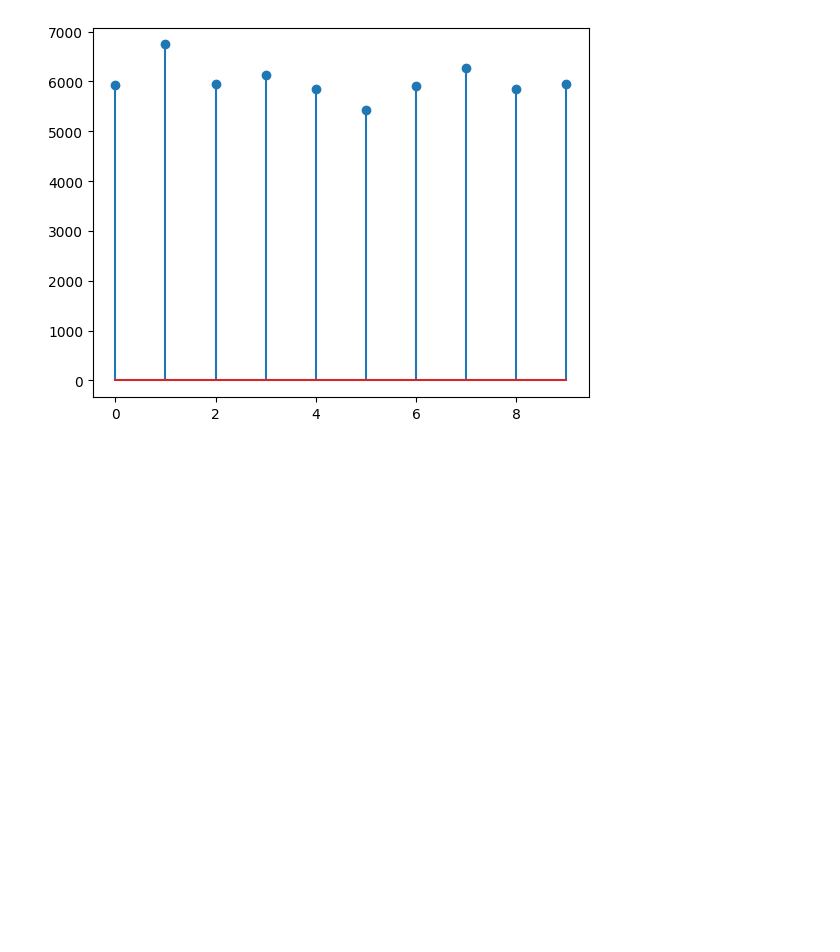
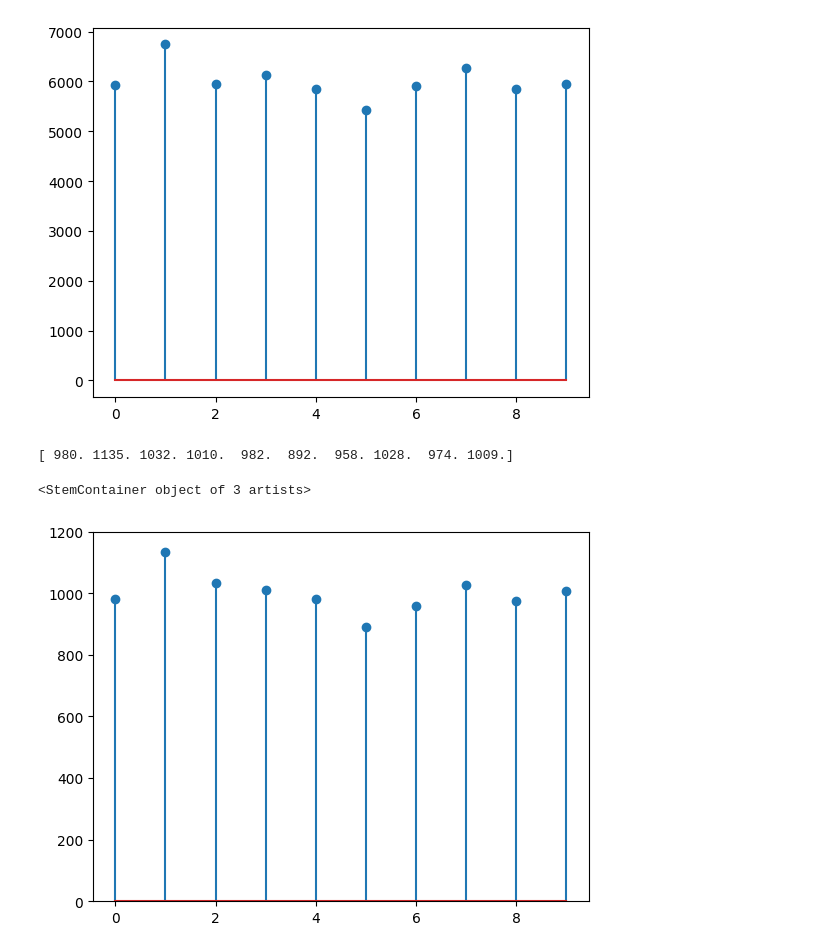
Before and after one commit to ProHamedM/Neural-Computing-and-Deep-Learning, a Jupyter notebook: MNIST Project/1 - MNIST_Visualize.ipynb, the cells around one changed output. Drawn from its saved outputs; the diff is of its cells as text; code cells hidden in the pictures; blank space fills up the shorter version.

```diff
--- a/1 - MNIST_Visualize.ipynb
+++ b/MNIST Project/1 - MNIST_Visualize.ipynb
@@ -44,3 +41,15 @@ plt.stem(h)
 [5923. 6742. 5958. 6131. 5842. 5421. 5918. 6265. 5851. 5949.]
 <StemContainer object of 3 artists>
 [figure]
+# %%
+h = np.zeros(10)
+for n in range(y_test.shape[0]):
+  h[y_test[n]] += 1
+
+print(h)
+plt.ylim(0, 1200)
+plt.stem(h)
+# %% [output]
+[ 980. 1135. 1032. 1010.  982.  892.  958. 1028.  974. 1009.]
+<StemContainer object of 3 artists>
+[figure, added]
```
Also changed, not shown: parts of 2 cells of this notebook, 3 other files.
